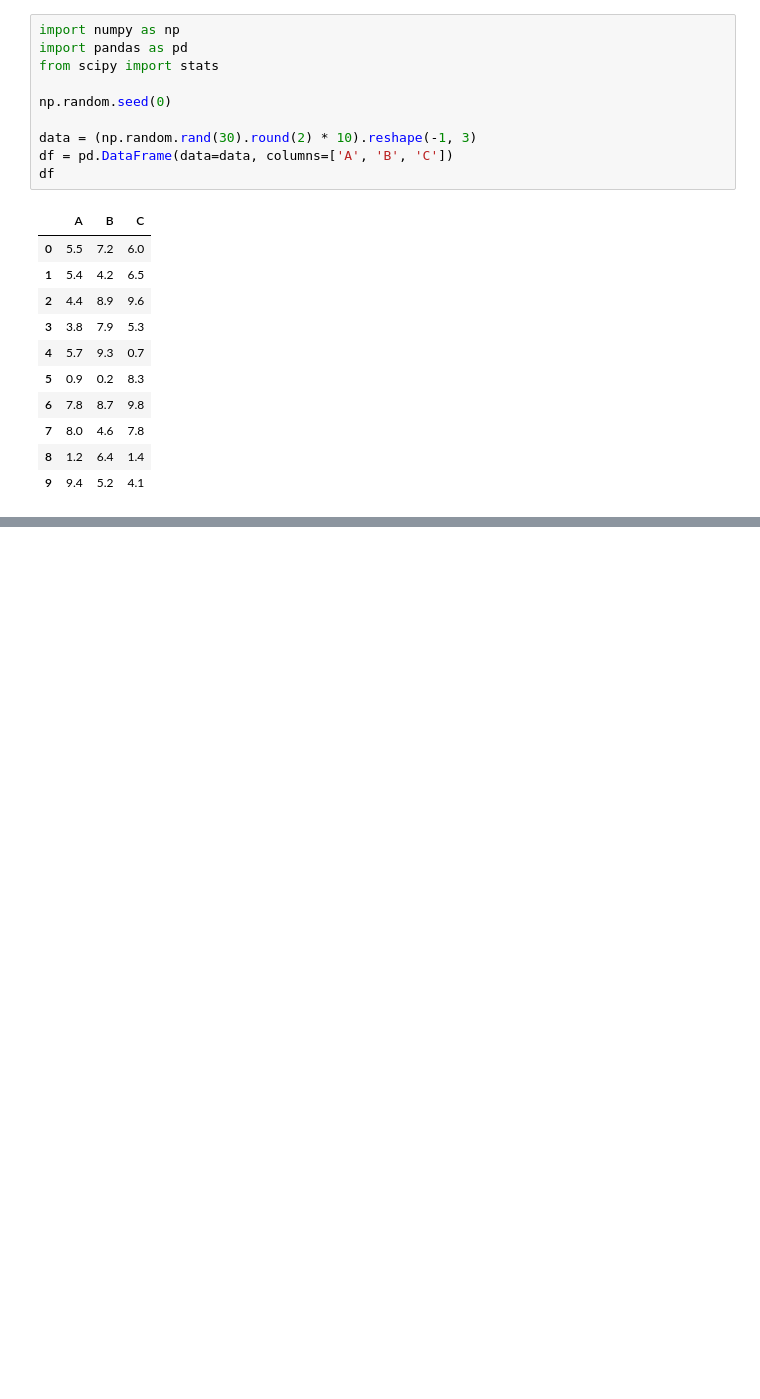
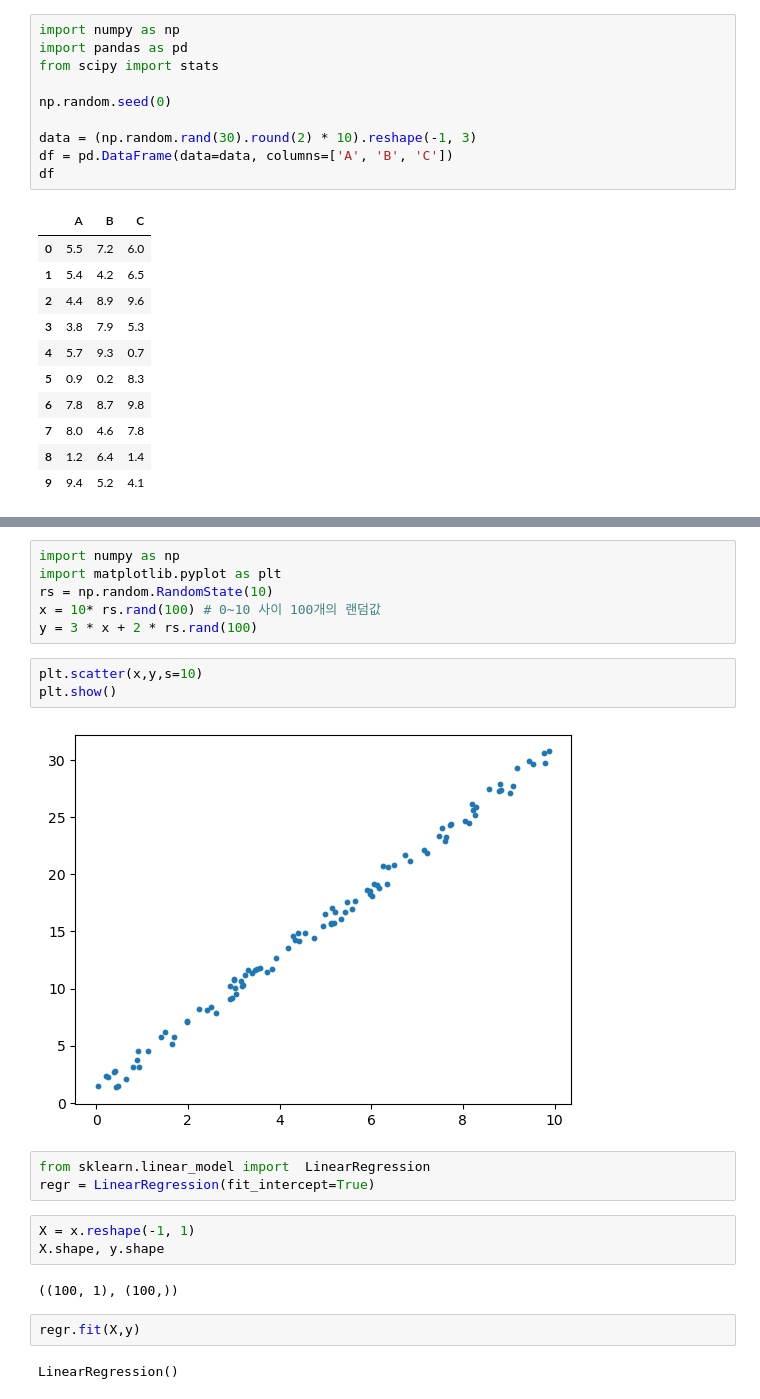
Before and after one commit to dongkyuseo/TIL, a Jupyter notebook: 머신러닝/머신러닝_통계모델링.ipynb, the cells around one changed output, grey strips where cells are left out. Saved outputs shown, nothing was run; the diff lists cells and outputs as text; blank space fills up the shorter version.

```diff
--- a/머신러닝/머신러닝_통계모델링.ipynb
+++ b/머신러닝/머신러닝_통계모델링.ipynb
@@ -147,0 +301,23 @@ df
+# %%
+import numpy as np
+import matplotlib.pyplot as plt
+rs = np.random.RandomState(10)
+x = 10* rs.rand(100) # 0~10 사이 100개의 랜덤값
+y = 3 * x + 2 * rs.rand(100)
+# %%
+plt.scatter(x,y,s=10)
+plt.show()
+# %% [output]
+[figure, added]
+# %%
+from sklearn.linear_model import  LinearRegression
+regr = LinearRegression(fit_intercept=True)
+# %%
+X = x.reshape(-1, 1)
+X.shape, y.shape
+# %% [output]
+((100, 1), (100,))
+# %%
+regr.fit(X,y)
+# %% [output]
+LinearRegression()
```
Also changed, not shown: parts of 26 cells of this notebook, 1 other file.
